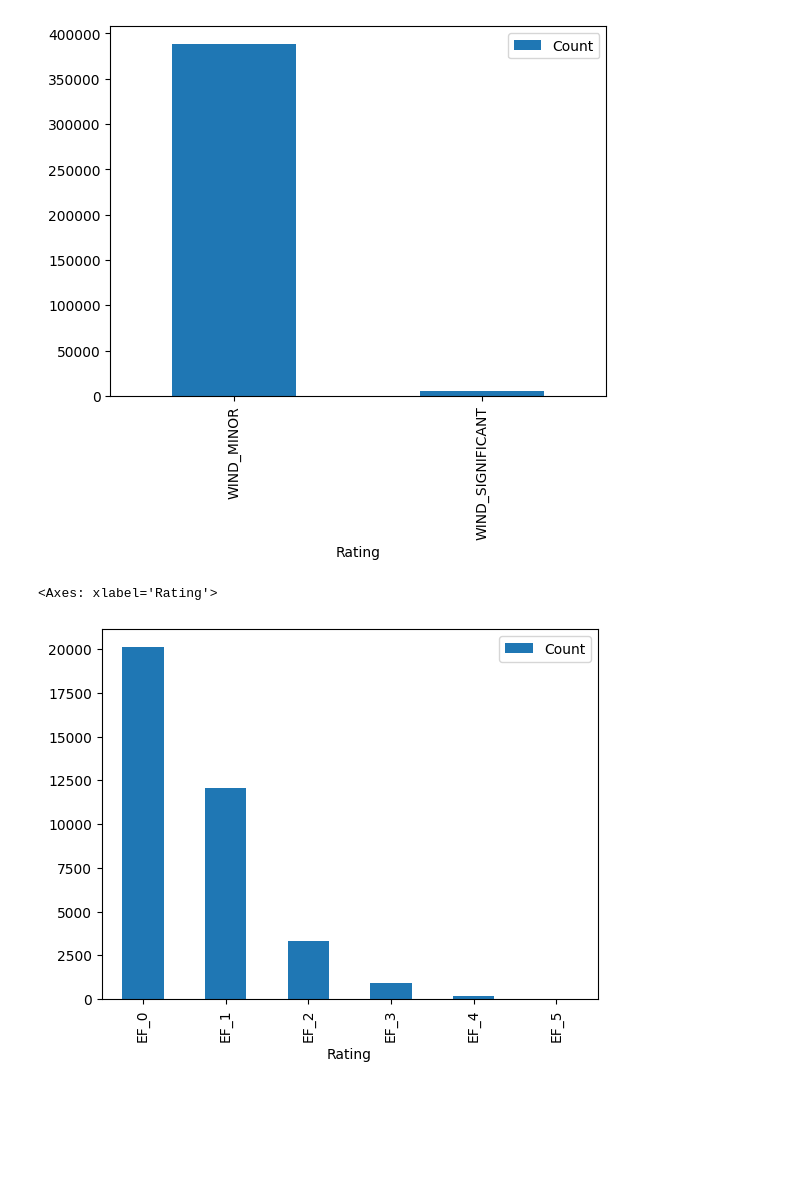
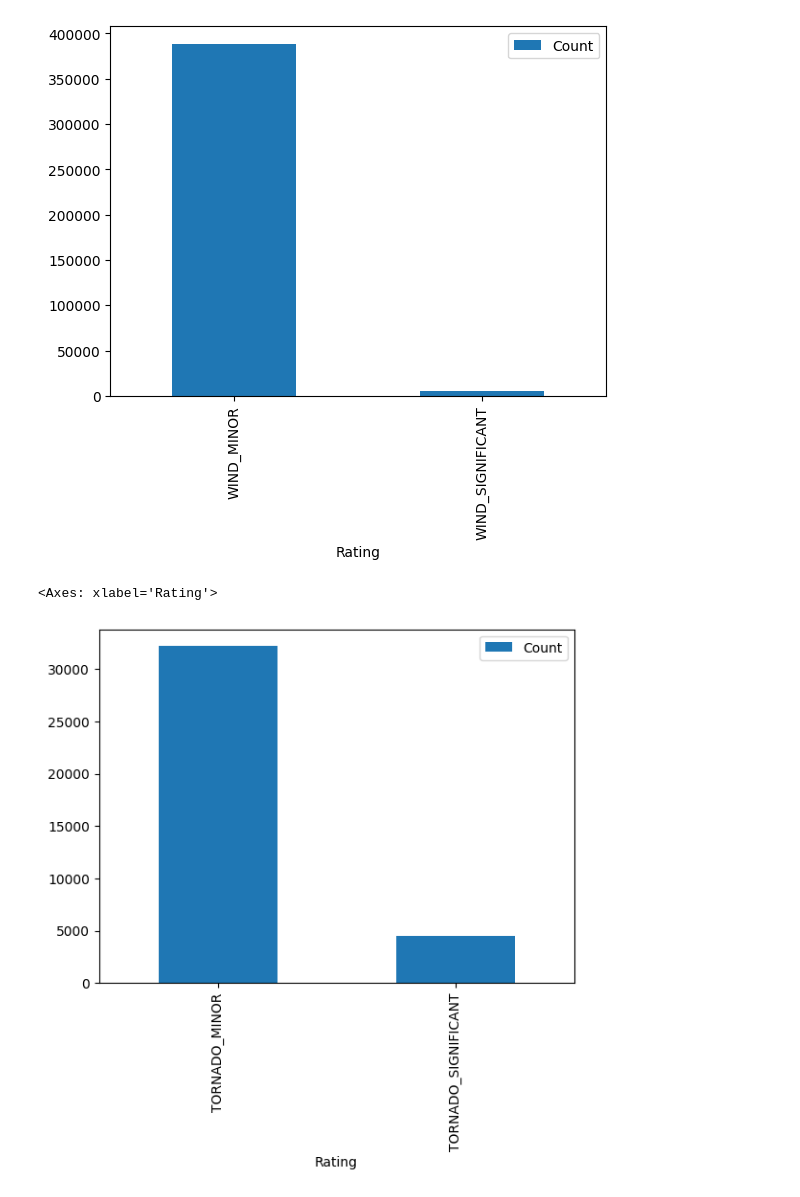
Before and after one commit to olievortex/olieigra, a Jupyter notebook: experiments/storm_events/10_transform_severe_records.ipynb, the cells around one changed output. Cells and saved outputs as stored; diff of their text form; code cells hidden in the pictures; blank space fills up the shorter version.

Commit message:
bulk encode igra data (#11)
* add high-end/low-end severe

* igra encoder loop

* bulk igra encoding

```diff
--- a/experiments/storm_events/10_transform_severe_records.ipynb
+++ b/experiments/storm_events/10_transform_severe_records.ipynb
@@ -88,17 +88,26 @@ def decode_tornado_rating(value: any) -> str:
         if math.isnan(value):
             return None
         raise(f'unexpected float value: {value}')
-    if value[0] == 'F':
-        return value[1]
+
+    rating = 0
+
     if value == 'EFU':
-        return '0'
-    if value[0] == 'E':
-        return value[2]
-    raise('something unexpected happened')
+        rating = 0
+    elif value[0] == 'F':
+        rating = int(value[1])
+    elif value[0] == 'E':
+        rating = int(value[2])
+    else:
+        raise('something unexpected happened')
+
+    if (rating < 2):
+        return "MINOR"
+
+    return "SIGNIFICANT"
 
 def onehot_tornado_rating(df: pd.DataFrame) -> pd.DataFrame:
     df['TOR_F_SCALE'] = df['TOR_F_SCALE'].apply(lambda x: decode_tornado_rating(x))
-    df = pd.get_dummies(df, columns=['TOR_F_SCALE'], prefix=['EF'], dtype=int)
+    df = pd.get_dummies(df, columns=['TOR_F_SCALE'], prefix=['TORNADO'], dtype=int)
 
     return df
 
@@ -235,10 +246,10 @@ df.plot(kind='bar')
 <Axes: xlabel='Rating'>
 [figure]
 # %%
-df = pd.DataFrame(severe_df[['EF_0', 'EF_1', 'EF_2', 'EF_3', 'EF_4', 'EF_5']].sum(), columns=['Count'])
+df = pd.DataFrame(severe_df[['TORNADO_MINOR', 'TORNADO_SIGNIFICANT']].sum(), columns=['Count'])
 df.index.name = 'Rating'
 df.plot(kind='bar')
 # %% [output]
 <Axes: xlabel='Rating'>
-[figure, old version]
+[figure, new version]
 # %%
```
Also changed, not shown: parts of 9 cells of this notebook, 5 other files.
